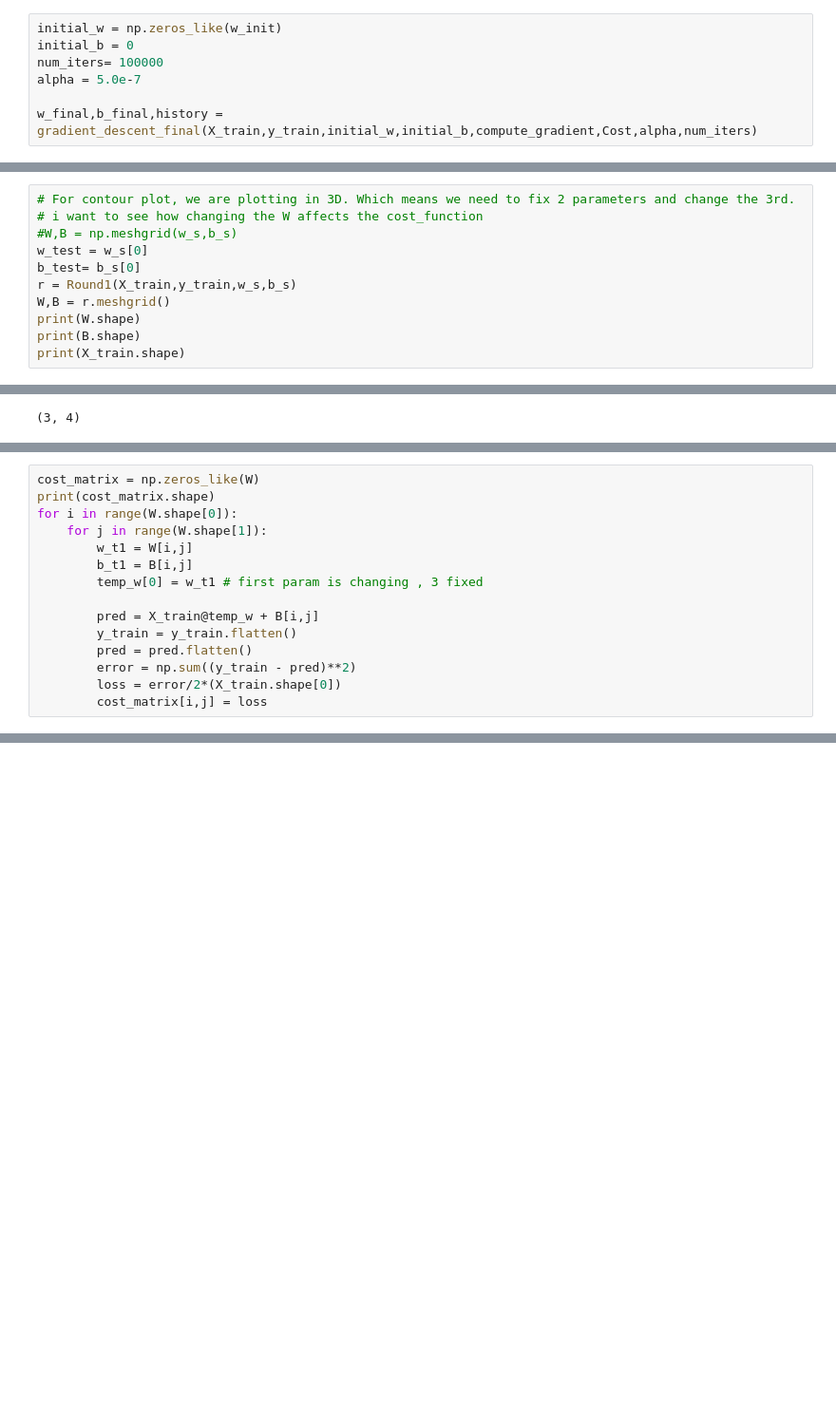
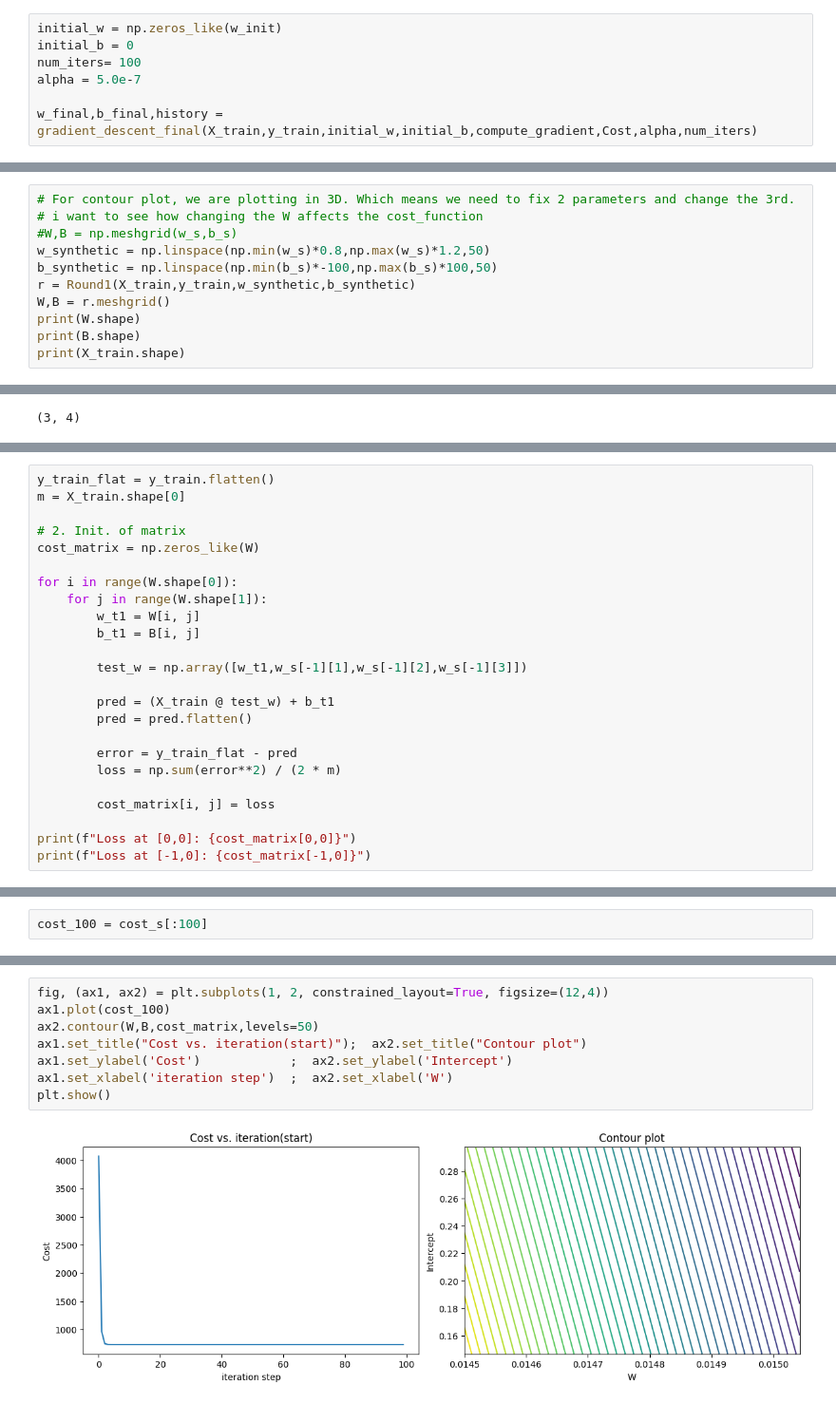
Before and after one commit to Luka-998/ml-concepts-visualized, a Jupyter notebook: LinearRegression/GradientDescent.ipynb, the cells around one changed output, grey strips where cells are left out. Shown at 95% size. Cells and saved outputs as stored; diff of their text form; blank space fills up the shorter version.

Commit message:
gradient descent optimization and contour plot

```diff
--- a/LinearRegression/GradientDescent.ipynb
+++ b/LinearRegression/GradientDescent.ipynb
@@ -214,7 +214,7 @@ def gradient_descent_final(x,y,w,b,compute_gradient,cost_obj,alpha,num_iters):
 # %%
 initial_w = np.zeros_like(w_init)
 initial_b = 0
-num_iters= 100000
+num_iters= 100
 alpha = 5.0e-7
 
 w_final,b_final,history = gradient_descent_final(X_train,y_train,initial_w,initial_b,compute_gradient,Cost,alpha,num_iters)
@@ -327,9 +317,9 @@ plt.show()
 # For contour plot, we are plotting in 3D. Which means we need to fix 2 parameters and change the 3rd.
 # i want to see how changing the W affects the cost_function
 #W,B = np.meshgrid(w_s,b_s)
-w_test = w_s[0]
-b_test= b_s[0]
-r = Round1(X_train,y_train,w_s,b_s)
+w_synthetic = np.linspace(np.min(w_s)*0.8,np.max(w_s)*1.2,50)
+b_synthetic = np.linspace(np.min(b_s)*-100,np.max(b_s)*100,50)
+r = Round1(X_train,y_train,w_synthetic,b_synthetic)
 W,B = r.meshgrid()
 print(W.shape)
 print(B.shape)
@@ -365,16 +359,25 @@ X_train.shape
 # %%
+y_train_flat = y_train.flatten()
+m = X_train.shape[0]
+
+# 2. Init. of matrix
 cost_matrix = np.zeros_like(W)
-print(cost_matrix.shape)
+
 for i in range(W.shape[0]):
     for j in range(W.shape[1]):
-        w_t1 = W[i,j]
-        b_t1 = B[i,j]
-        temp_w[0] = w_t1 # first param is changing , 3 fixed
+        w_t1 = W[i, j]
+        b_t1 = B[i, j]
 
-        pred = X_train@temp_w + B[i,j]
-        y_train = y_train.flatten()
+        test_w = np.array([w_t1,w_s[-1][1],w_s[-1][2],w_s[-1][3]])
+
+        pred = (X_train @ test_w) + b_t1
         pred = pred.flatten()
-        error = np.sum((y_train - pred)**2)
-        loss = error/2*(X_train.shape[0])
-        cost_matrix[i,j] = loss
+
+        error = y_train_flat - pred
+        loss = np.sum(error**2) / (2 * m)
+
+        cost_matrix[i, j] = loss
+
+print(f"Loss at [0,0]: {cost_matrix[0,0]}")
+print(f"Loss at [-1,0]: {cost_matrix[-1,0]}")
 # %% [output]
@@ -381,0 +386,2 @@ for i in range(W.shape[0]):
+# %%
+cost_100 = cost_s[:100]
@@ -381,0 +406,10 @@ for i in range(W.shape[0]):
+# %%
+fig, (ax1, ax2) = plt.subplots(1, 2, constrained_layout=True, figsize=(12,4))
+ax1.plot(cost_100)
+ax2.contour(W,B,cost_matrix,levels=50)
+ax1.set_title("Cost vs. iteration(start)");  ax2.set_title("Contour plot")
+ax1.set_ylabel('Cost')            ;  ax2.set_ylabel('Intercept')
+ax1.set_xlabel('iteration step')  ;  ax2.set_xlabel('W')
+plt.show()
+# %% [output]
+[figure, added]
```
Also changed, not shown: parts of 12 cells of this notebook, 2 other files.
